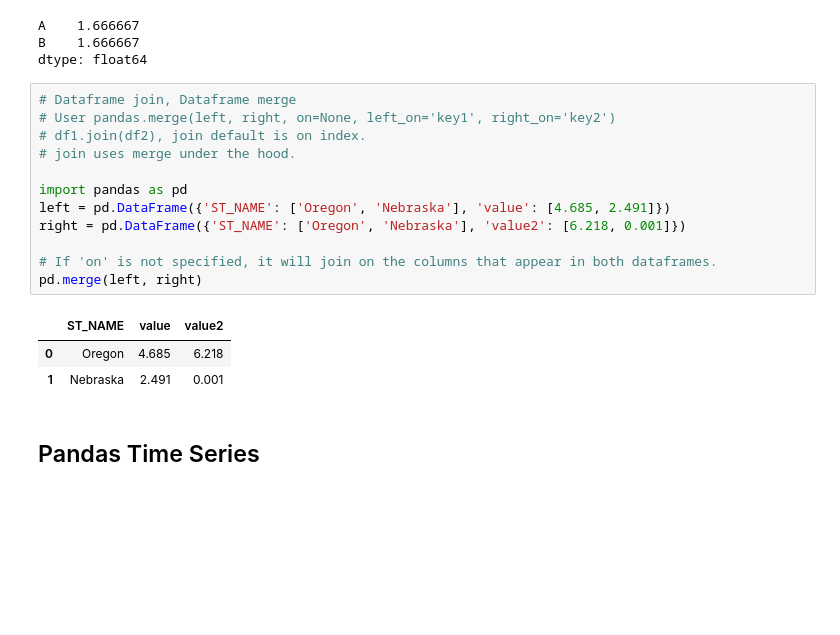
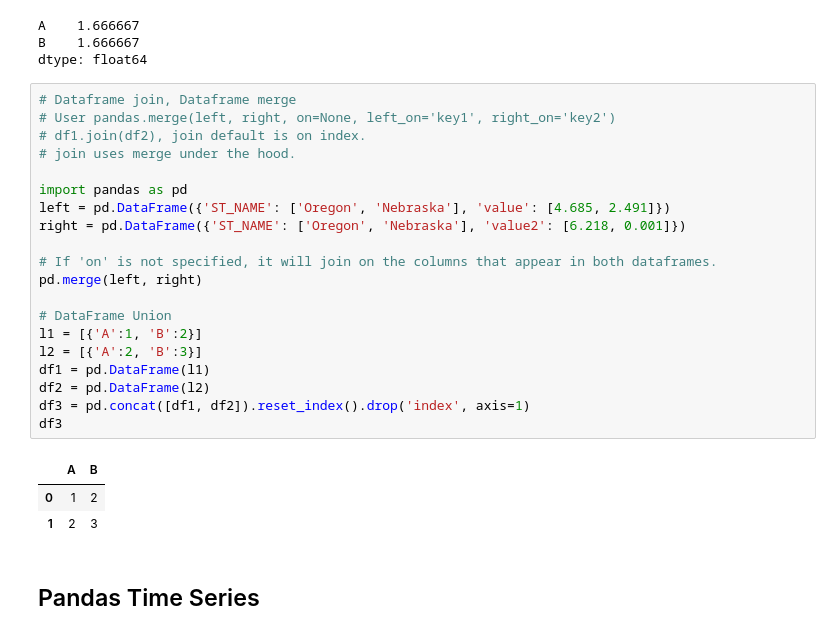
Before and after one commit to JustinNew/python, a Jupyter notebook: 000PythonSnippet.ipynb, the cells around one changed output. Saved outputs shown, nothing was run; the diff lists cells and outputs as text; blank space fills up the shorter version.

Commit message:
Union

```diff
--- a/000PythonSnippet.ipynb
+++ b/000PythonSnippet.ipynb
@@ -1673,19 +1673,27 @@ dtype: float64
 # %%
 # Dataframe join, Dataframe merge
 # User pandas.merge(left, right, on=None, left_on='key1', right_on='key2')
 # df1.join(df2), join default is on index.
 # join uses merge under the hood.
 
 import pandas as pd
 left = pd.DataFrame({'ST_NAME': ['Oregon', 'Nebraska'], 'value': [4.685, 2.491]})
 right = pd.DataFrame({'ST_NAME': ['Oregon', 'Nebraska'], 'value2': [6.218, 0.001]})
 
 # If 'on' is not specified, it will join on the columns that appear in both dataframes.
 pd.merge(left, right)
+
+# DataFrame Union
+l1 = [{'A':1, 'B':2}]
+l2 = [{'A':2, 'B':3}]
+df1 = pd.DataFrame(l1)
+df2 = pd.DataFrame(l2)
+df3 = pd.concat([df1, df2]).reset_index().drop('index', axis=1)
+df3
 # %% [output]
-|  | ST_NAME | value | value2 |
-| 0 | Oregon | 4.685 | 6.218 |
-| 1 | Nebraska | 2.491 | 0.001 |
+|  | A | B |
+| 0 | 1 | 2 |
+| 1 | 2 | 3 |
 # %% [markdown]
 ## Pandas Time Series
 # %%
```
